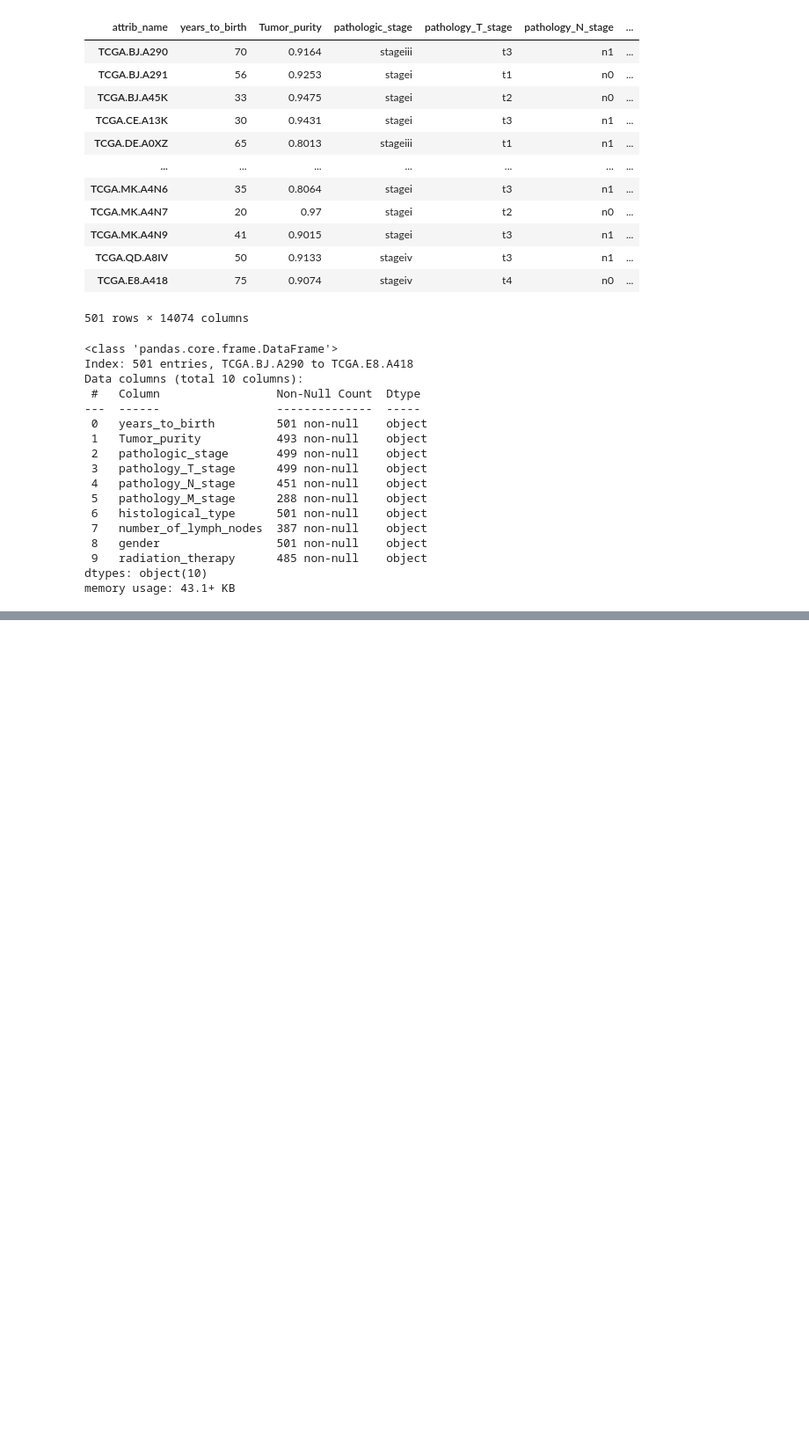
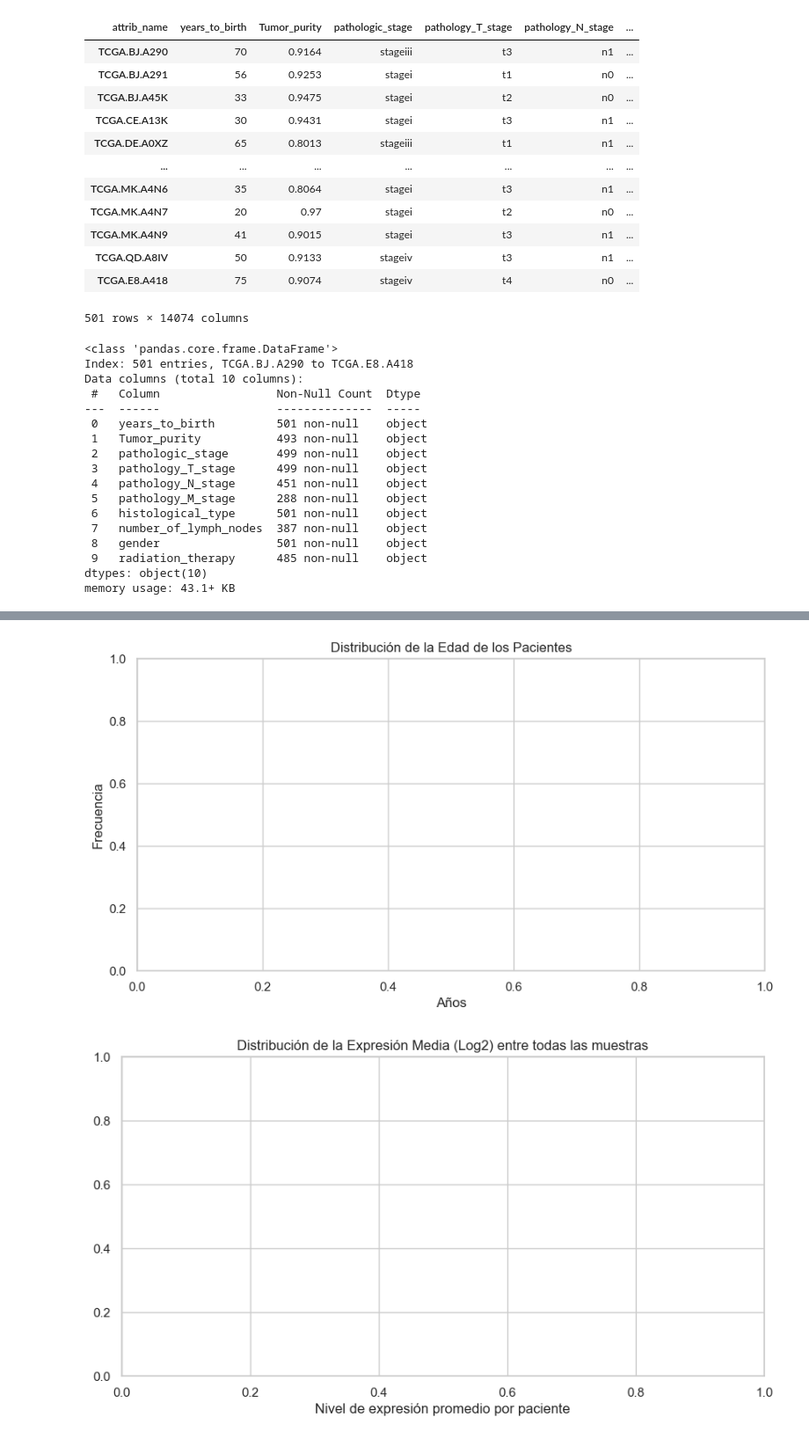
Before and after one commit to lolabarrios/Proyect_Break_EDA, a Jupyter notebook: codigo_EDA.ipynb, the cells around one changed output, grey strips where cells are left out. Shown at 88% size. Cells and saved outputs as stored; diff of their text form; code cells hidden in the pictures; blank space fills up the shorter version.

```diff
--- a/codigo_EDA.ipynb
+++ b/codigo_EDA.ipynb
@@ -124,0 +201,14 @@ memory usage: 43.1+ KB
+# %%
+plt.figure(figsize=(10, 5))
+plt.title('Distribución de la Edad de los Pacientes')
+plt.xlabel('Años')
+plt.ylabel('Frecuencia')
+plt.show()
+
+plt.figure(figsize=(10, 5))
+plt.title('Distribución de la Expresión Media (Log2) entre todas las muestras')
+plt.xlabel('Nivel de expresión promedio por paciente')
+plt.show()
+# %% [output]
+[figure, added]
+[figure, added]
```
Also changed, not shown: parts of 9 cells of this notebook.
